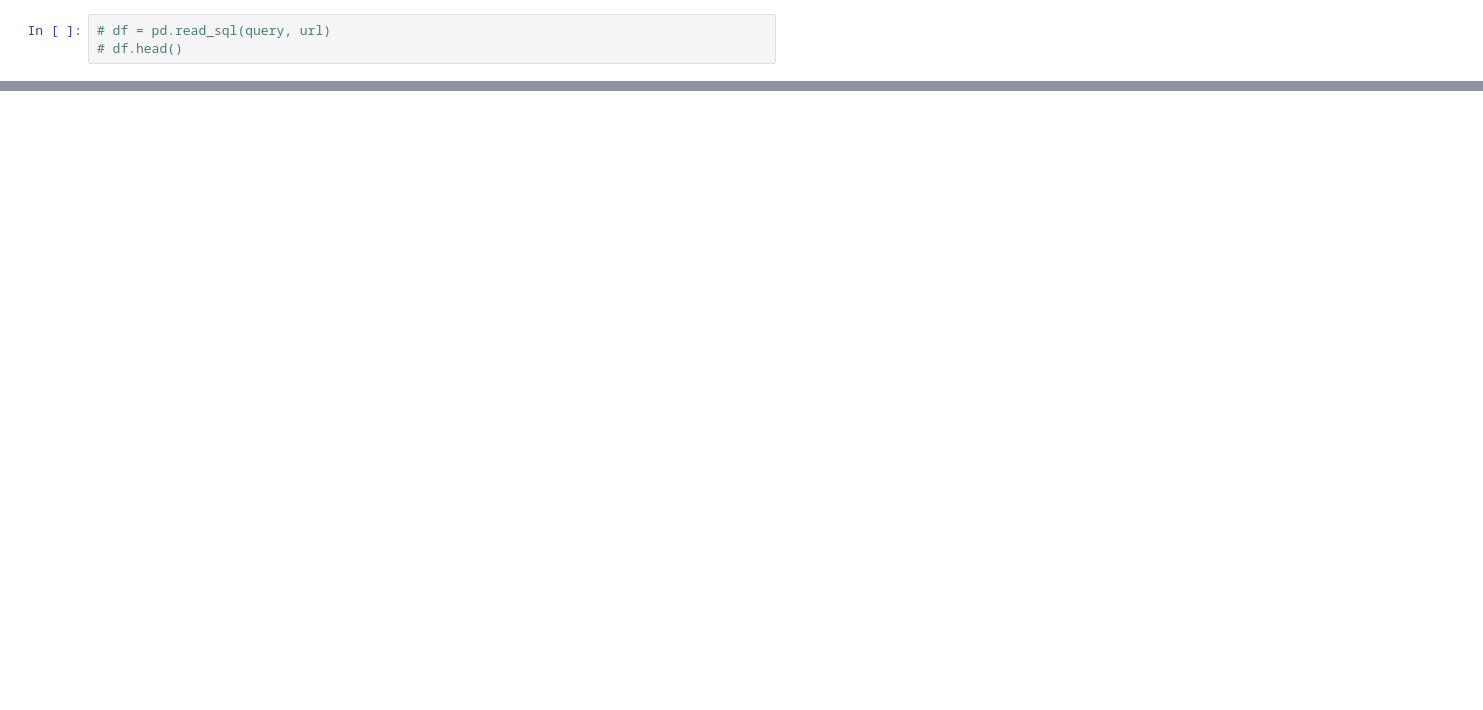
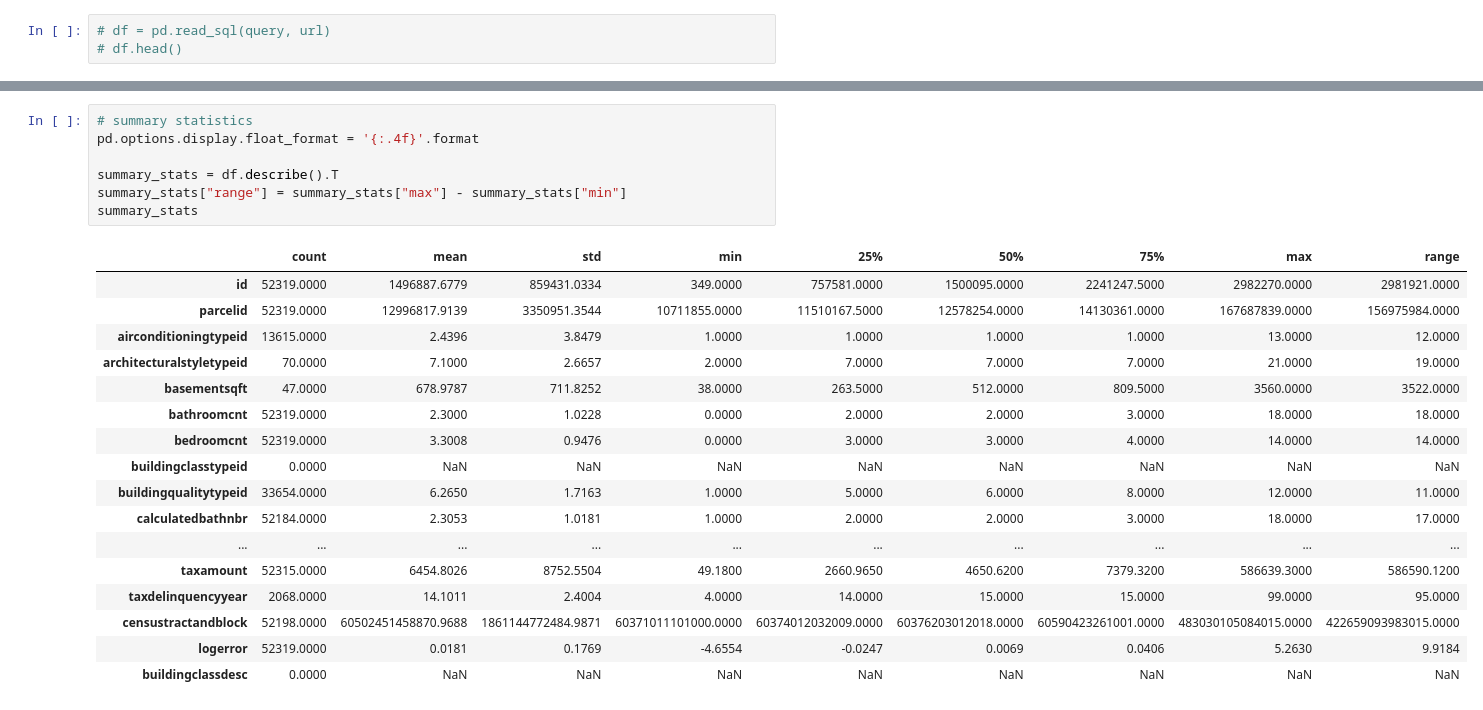
Before and after one commit to mijailmariano/clustering-exercises, a Jupyter notebook: zillow.ipynb, the cells around one changed output, grey strips where cells are left out. Saved outputs shown, nothing was run; the diff lists cells and outputs as text; blank space fills up the shorter version.

```diff
--- a/zillow.ipynb
+++ b/zillow.ipynb
@@ -147,0 +165,25 @@ df[(df["latitude"].isnull() == True) & (df["longitude"].isnull() == True)]
+# %%
+# summary statistics
+pd.options.display.float_format = '{:.4f}'.format
+
+summary_stats = df.describe().T
+summary_stats["range"] = summary_stats["max"] - summary_stats["min"]
+summary_stats
+# %% [output]
+|  | count | mean | std | min | 25% | 50% | 75% | max | range |
+| id | 52319.0000 | 1496887.6779 | 859431.0334 | 349.0000 | 757581.0000 | 1500095.0000 | 2241247.5000 | 2982270.0000 | 2981921.0000 |
+| parcelid | 52319.0000 | 12996817.9139 | 3350951.3544 | 10711855.0000 | 11510167.5000 | 12578254.0000 | 14130361.0000 | 167687839.0000 | 156975984.0000 |
+| airconditioningtypeid | 13615.0000 | 2.4396 | 3.8479 | 1.0000 | 1.0000 | 1.0000 | 1.0000 | 13.0000 | 12.0000 |
+| architecturalstyletypeid | 70.0000 | 7.1000 | 2.6657 | 2.0000 | 7.0000 | 7.0000 | 7.0000 | 21.0000 | 19.0000 |
+| basementsqft | 47.0000 | 678.9787 | 711.8252 | 38.0000 | 263.5000 | 512.0000 | 809.5000 | 3560.0000 | 3522.0000 |
+| bathroomcnt | 52319.0000 | 2.3000 | 1.0228 | 0.0000 | 2.0000 | 2.0000 | 3.0000 | 18.0000 | 18.0000 |
+| bedroomcnt | 52319.0000 | 3.3008 | 0.9476 | 0.0000 | 3.0000 | 3.0000 | 4.0000 | 14.0000 | 14.0000 |
+| buildingclasstypeid | 0.0000 | NaN | NaN | NaN | NaN | NaN | NaN | NaN | NaN |
+| buildingqualitytypeid | 33654.0000 | 6.2650 | 1.7163 | 1.0000 | 5.0000 | 6.0000 | 8.0000 | 12.0000 | 11.0000 |
+| calculatedbathnbr | 52184.0000 | 2.3053 | 1.0181 | 1.0000 | 2.0000 | 2.0000 | 3.0000 | 18.0000 | 17.0000 |
+| ... | ... | ... | ... | ... | ... | ... | ... | ... | ... |
+| taxamount | 52315.0000 | 6454.8026 | 8752.5504 | 49.1800 | 2660.9650 | 4650.6200 | 7379.3200 | 586639.3000 | 586590.1200 |
+| taxdelinquencyyear | 2068.0000 | 14.1011 | 2.4004 | 4.0000 | 14.0000 | 15.0000 | 15.0000 | 99.0000 | 95.0000 |
+| censustractandblock | 52198.0000 | 60502451458870.9688 | 1861144772484.9871 | 60371011101000.0000 | 60374012032009.0000 | 60376203012018.0000 | 60590423261001.0000 | 483030105084015.0000 | 422659093983015.0000 |
+| logerror | 52319.0000 | 0.0181 | 0.1769 | -4.6554 | -0.0247 | 0.0069 | 0.0406 | 5.2630 | 9.9184 |
+| buildingclassdesc | 0.0000 | NaN | NaN | NaN | NaN | NaN | NaN | NaN | NaN |
```
Also changed, not shown: parts of 26 cells of this notebook, 4 other files.
